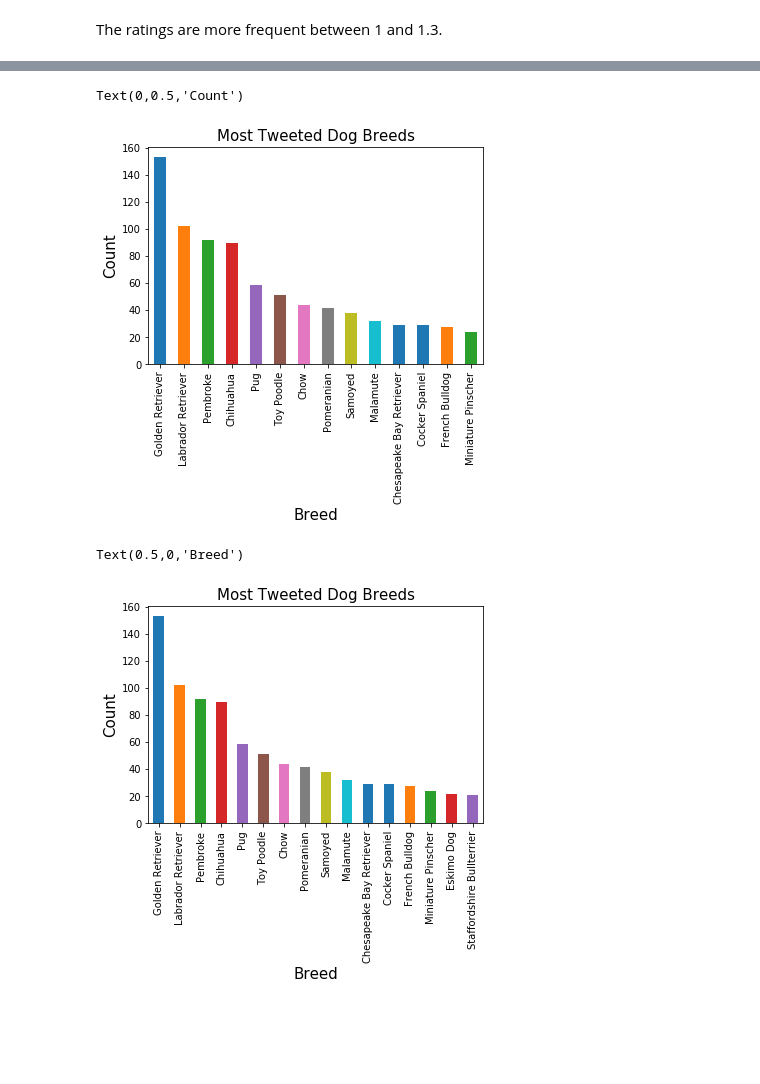
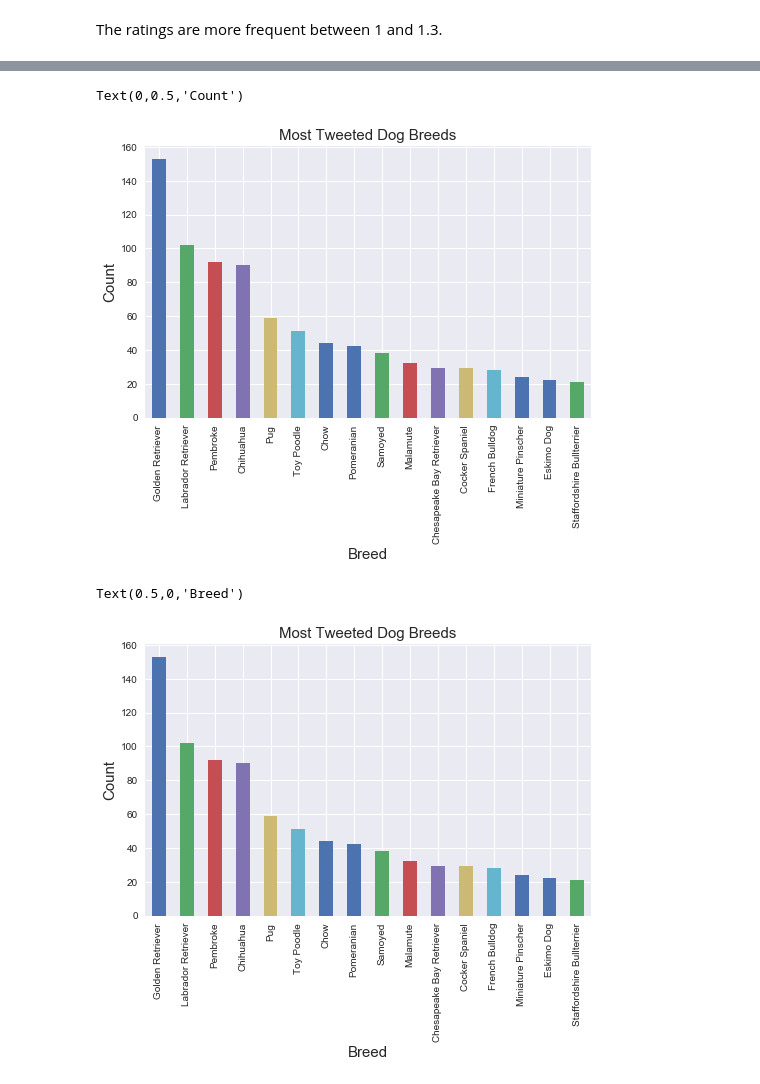
Before and after one commit to yagmurdalman/wrangle-and-analyze-data, a Jupyter notebook: wrangle_act.ipynb, the cells around one changed output, grey strips where cells are left out. Saved outputs shown, nothing was run; the diff lists cells and outputs as text; code cells hidden in the pictures; blank space fills up the shorter version.

```diff
--- a/wrangle_act.ipynb
+++ b/wrangle_act.ipynb
@@ -1360,4 +1407,7 @@ df[['retweet_count','favorite_count','rating', 'confidence']].describe()
 | max | 83626.000000 | 164232.000000 | 1.500000 | 0.999956 |
+# %%
+# Set the style
+sns.set(style="darkgrid")
 # %%
 df.rating.plot(kind='hist', xlim=[0,1.75])
 plt.title('Distribution of the Ratings', fontsize=15)
@@ -1409,21 +1460,21 @@ Miniature Pinscher          24
 Name: breed, dtype: int64
 # %%
-df.breed.value_counts()[1:15].plot(kind='bar')
+df.breed.value_counts()[1:17].plot(kind='bar', figsize=(8,5))
 plt.title('Most Tweeted Dog Breeds', fontsize=15)
 plt.xlabel('Breed', fontsize=15)
 plt.ylabel('Count', fontsize=15)
 # %% [output]
 Text(0,0.5,'Count')
-[figure, old version]
+[figure, new version]
 # %%
 hot_breeds=df.groupby('breed').filter(lambda x: 200 > len(x) > 20)
-hot_breeds['breed'].value_counts().plot(kind = 'bar')
+hot_breeds['breed'].value_counts().plot(kind = 'bar', figsize=(8,5))
 plt.title('Most Tweeted Dog Breeds', fontsize=15)
 plt.ylabel('Count', fontsize=15)
 plt.xlabel('Breed', fontsize=15)
 # %% [output]
 Text(0.5,0,'Breed')
-[figure, old version]
+[figure, new version]
 # %%
 hot_breeds.groupby('breed')['rating'].mean().sort_values(ascending=False).plot(kind ='bar', color = 'Blue', alpha=0.5)
 plt.title('Average ratings across most tweeted breeds', fontsize=15)
```
Also changed, not shown: parts of 85 cells of this notebook.
